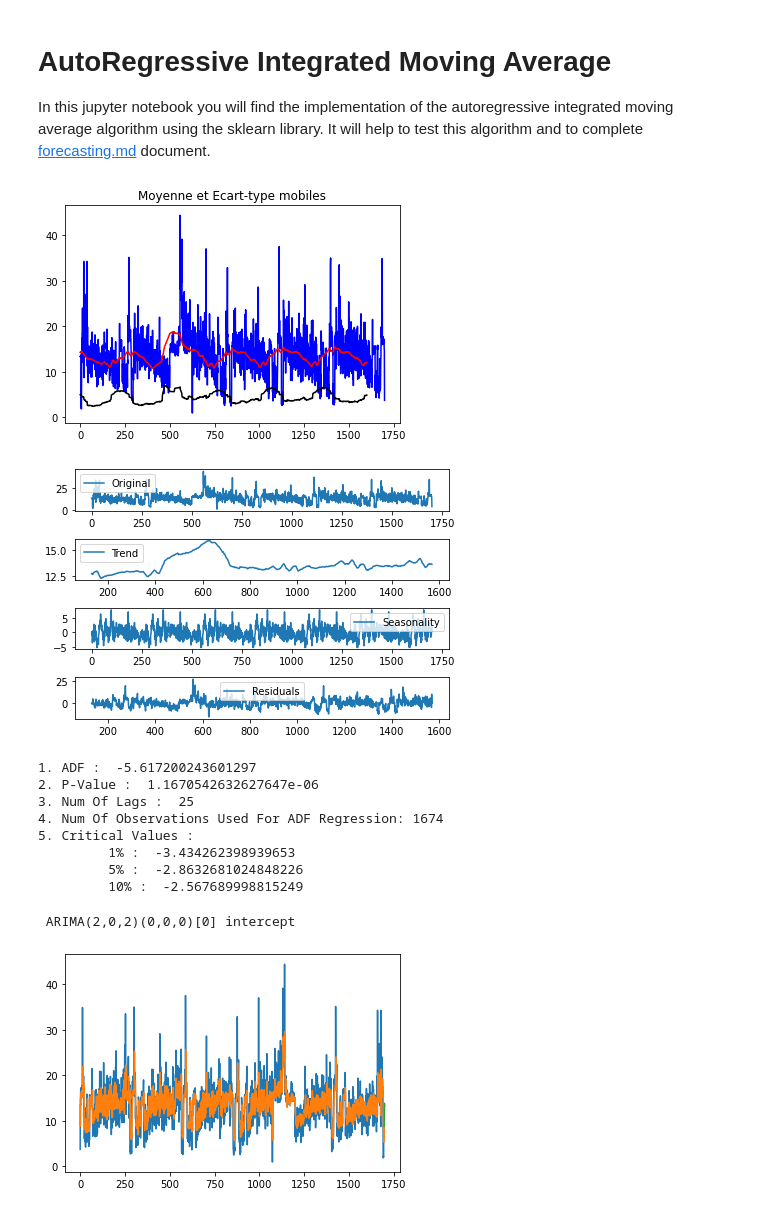
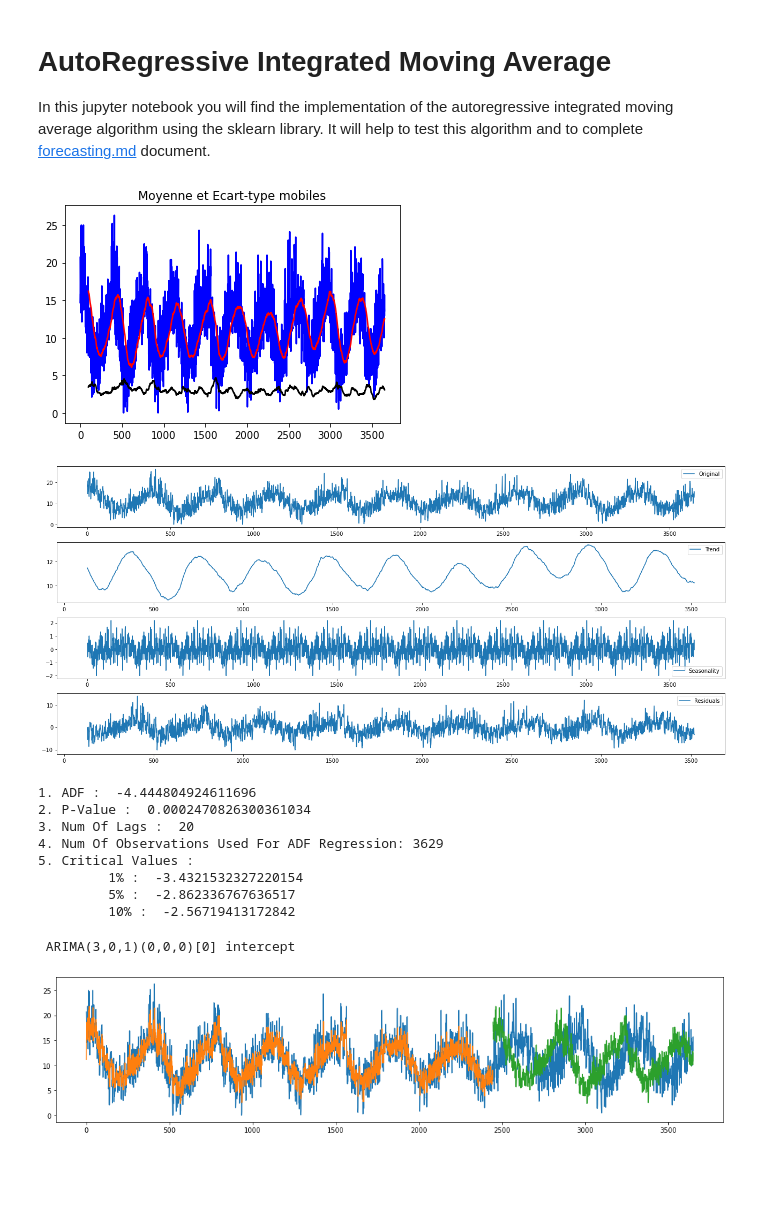
Before and after one commit to Hurence/historian, a Jupyter notebook: historian-timeseries/src/main/python/ARIMA/ARIMA_analysis.ipynb, the cells around one changed output. Cells and saved outputs as stored; diff of their text form; code cells hidden in the pictures; blank space fills up the shorter version.

```diff
--- a/historian-timeseries/src/main/python/ARIMA/ARIMA_analysis.ipynb
+++ b/historian-timeseries/src/main/python/ARIMA/ARIMA_analysis.ipynb
@@ -32,12 +32,14 @@ def ad_test(dataset):
     for key, val in dftest[4].items():
         print("\t",key, ": ", val)
 # %%
-dataframe = read_csv('../data/metric_date.csv')
-indexNames = dataframe[ dataframe['metric_id'] == dataframe.iloc[0,0] ].index
+# dataframe = read_csv('../data/metric_date.csv')
+dataframe = read_csv('../data/seasonal.csv')
+# indexNames = dataframe[ dataframe['metric_id'] == dataframe.iloc[0,0] ].index
 # indexNames = dataframe[ dataframe['metric_id'] == dataframe.iloc[95744,0] ].index
 # indexNames = dataframe[ dataframe['metric_id'] == dataframe.iloc[6905,0] ].index
 
-dataframe = dataframe.iloc[indexNames].sort_values(by='timestamp', ascending=True).loc[:,['value']]
+# dataframe = dataframe.iloc[indexNames].sort_values(by='timestamp', ascending=True).loc[:,['value']]
+dataframe = dataframe.loc[:,['Temp']]
 dataset = dataframe.values
 dataset = dataset.astype('float32')
 # %%
@@ -49,45 +51,47 @@ plt.plot(rolling_std, color = 'black', label = 'Ecart-type mobile')
 plt.title('Moyenne et Ecart-type mobiles')
 plt.show()
 # %% [output]
-[figure, old version]
+[figure, new version]
 # %%
 decomposition = seasonal_decompose(dataframe, period=260)
 
 trend = decomposition.trend
 seasonal = decomposition.seasonal
 residual = decomposition.resid
 
+plt.figure(figsize=(18,8))
 plt.subplot(411)
 plt.plot(dataframe, label='Original')
 plt.legend(loc='best')
 plt.subplot(412)
 plt.plot(trend, label='Trend')
 plt.legend(loc='best')
 plt.subplot(413)
 plt.plot(seasonal,label='Seasonality')
 plt.legend(loc='best')
 plt.subplot(414)
 plt.plot(residual, label='Residuals')
 plt.legend(loc='best')
 plt.tight_layout()
 # %% [output]
-[figure, old version]
+[figure, new version]
 # %%
 ad_test(dataframe)
 # %% [output]
-1. ADF :  -5.617200243601297
-2. P-Value :  1.1670542632627647e-06
-3. Num Of Lags :  25
-4. Num Of Observations Used For ADF Regression: 1674
+1. ADF :  -4.444804924611696
+2. P-Value :  0.0002470826300361034
+3. Num Of Lags :  20
+4. Num Of Observations Used For ADF Regression: 3629
 5. Critical Values :
-         1% :  -3.434262398939653
-         5% :  -2.8632681024848226
-         10% :  -2.567689998815249
+         1% :  -3.4321532327220154
+         5% :  -2.862336767636517
+         10% :  -2.56719413172842
 # %%
-stepwise_fit = auto_arima(dataframe['value'], trace=False, suppress_warnings=True)
+# stepwise_fit = auto_arima(dataframe['value'], trace=False, suppress_warnings=True)
+stepwise_fit = auto_arima(dataframe['Temp'], trace=False, suppress_warnings=True)
 print(stepwise_fit)
 # %% [output]
- ARIMA(2,0,2)(0,0,0)[0] intercept
+ ARIMA(3,0,1)(0,0,0)[0] intercept
 # %%
 # split into train and test sets
 size = int(len(dataset) * 0.67)
@@ -98,8 +102,8 @@ model_fit = model.fit()
 pred = model_fit.predict(1,len(dataset)-len(train))
 # %%
 # plot forecasts against actual outcomes
-fig, ax = plt.subplots()
-
+# fig, ax = plt.subplots()
+plt.figure(figsize=(18,4))
 trainPlot = np.empty_like(dataset.reshape(-1,1))
 trainPlot[:, :] = np.nan
 trainPlot[0:len(train), :] = model_fit.fittedvalues.reshape(-1,1)
@@ -108,9 +112,9 @@ validPlot = np.empty_like(dataset.reshape(-1,1))
 validPlot[:, :] = np.nan
 validPlot[len(train):len(dataset), :] = np.array(pred).reshape(-1,1)
 # plot baseline and predictions
-ax.plot(dataset.reshape(-1,1))
-ax.plot(trainPlot)
-ax.plot(validPlot)
+plt.plot(dataset.reshape(-1,1))
+plt.plot(trainPlot)
+plt.plot(validPlot)
 plt.show()
 # %% [output]
-[figure, old version]
+[figure, new version]
```
Also changed, not shown: 6 other files.
